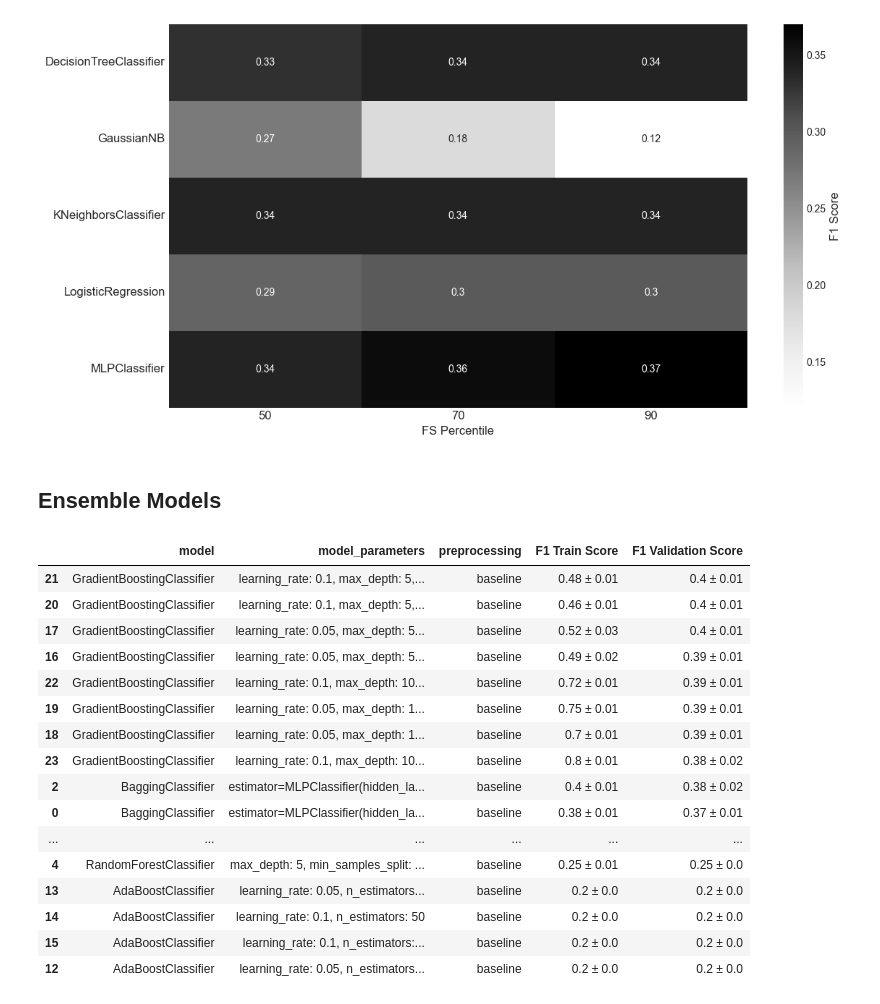
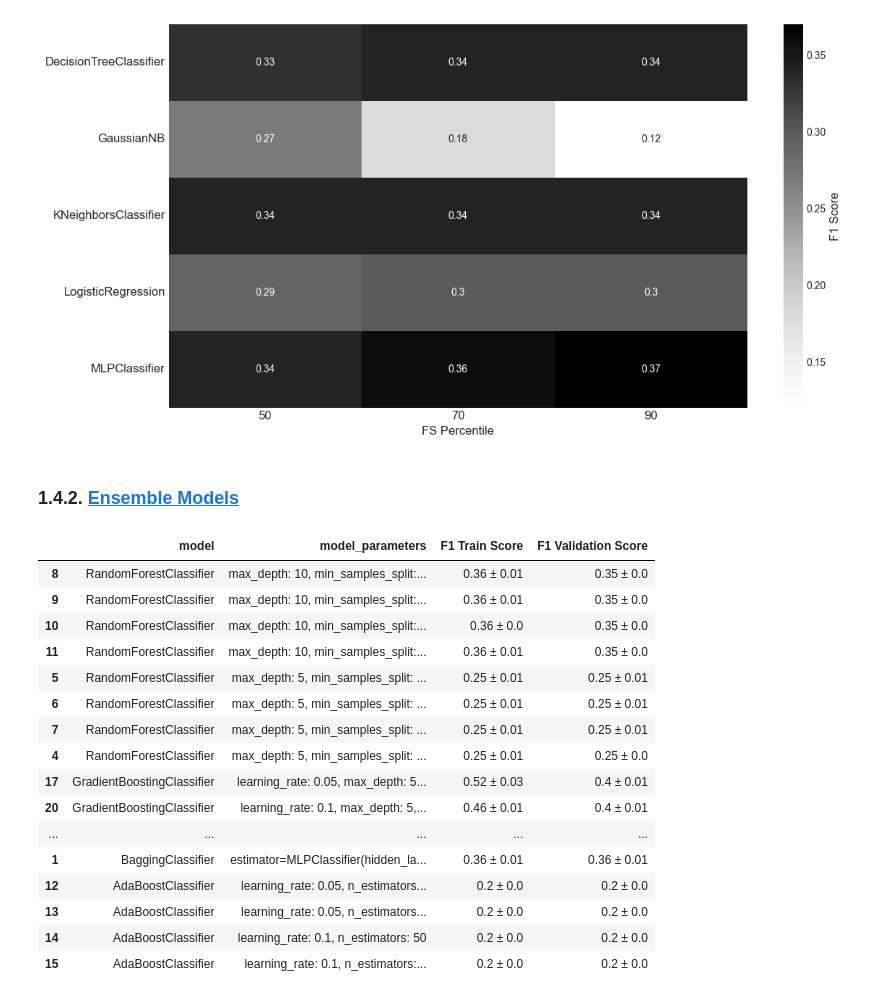
Before and after one commit to DiogoPF/Multiclass_Classification-WCB, a Jupyter notebook: Pipeline_diogo.ipynb, the cells around one changed output. Cells and saved outputs as stored; diff of their text form; code cells hidden in the pictures.

```diff
--- a/Pipeline_diogo.ipynb
+++ b/Pipeline_diogo.ipynb
@@ -1023,9 +1108,7 @@ class Binary_Feature_Engineering(BaseEstimator, TransformerMixin):
             "Assembly Date",
         ]
         for col in date_columns:
-            X[col] = pd.to_datetime(
-                X[col], errors="coerce"
-            )  # Convert to datetime, coercing invalid values to NaT
+            X[col] = pd.to_datetime(X[col], errors="coerce")
 
         # Missing Date Flags (Assembly Date is never missing)
         for col in ["Accident Date", "C-2 Date", "C-3 Date", "First Hearing Date"]:
@@ -1473,8 +1552,8 @@ plt.show()
 # )
 # %% [output]
 [figure]
-# %% [markdown]
-## Ensemble Models
+# %% [markdown]
+### 1.4.2. <a id='toc1_4_2_'></a>[Ensemble Models](#toc0_)
 # %%
 run = False
 
@@ -1562,7 +1641,11 @@ if run:
 else:
     ensemble_models_gs = load("./runs/ensemble.joblib")
 # %%
-ensemble_models_df = compare_models(ensemble_models_gs)
+ensemble_models_df = compare_models_df(ensemble_models_gs)
+
+
+# Beautify for table
+
 
 ensemble_models_df.loc[
     ensemble_models_df["model"] == "BaggingClassifier", "model_parameters"
@@ -1579,11 +1662,15 @@ ensemble_models_df.loc[
             else None
         )
     )
+
     .str.replace("\n", "", regex=False)
     .str.replace("))", " ")
+
     .str.replace("'", "")
     .str.replace("model__", "", regex=False)
 )
+
+
 
 ensemble_models_df.loc[
     ensemble_models_df["model"] == "BaggingClassifier", "model_parameters"
@@ -1593,50 +1680,63 @@ ensemble_models_df.loc[
     ]
     + ", n_estimators=10"
 )
+
+
 
 ensemble_models_df.loc[
     ensemble_models_df["model"] != "BaggingClassifier", "model_parameters"
 ] = (
     ensemble_models_df.loc[
         ensemble_models_df["model"] != "BaggingClassifier", "model_parameters"
     ]
     .apply(
         lambda text: (
             re.search(r"\)(.*)", str(text), re.DOTALL)
             .group(1)
             .strip()
             .lstrip(",")
+
             .rstrip("}")
             if re.search(r"\)(.*)", str(text), re.DOTALL)
             else None
         )
     )
+
     .str.replace("'", "", regex=False)
     .str.replace("model__", "", regex=False)
 )
 
+
+
+ensemble_models_df = ensemble_models_df.sort_values(
+    by=["model", "F1 Validation Score"], ascending=[False, False]
+)
+
+ensemble_models_df = ensemble_models_df.drop("preprocessing", axis=1)
 # ensemble_models_df.to_latex(
 #     "./figures/tables/src/ensembles.tex",
 #     float_format="%.2f",
 #     index=False,
 #     escape=True,
 # )
-ensemble_models_df.sort_values(by="F1 Validation Score", ascending=False)
+
+
+ensemble_models_df
 # %% [output]
-|  | model | model_parameters | preprocessing | F1 Train Score | F1 Validation Score |
-| 21 | GradientBoostingClassifier | learning_rate: 0.1, max_depth: 5,... | baseline | 0.48 ± 0.01 | 0.4 ± 0.01 |
-| 20 | GradientBoostingClassifier | learning_rate: 0.1, max_depth: 5,... | baseline | 0.46 ± 0.01 | 0.4 ± 0.01 |
-| 17 | GradientBoostingClassifier | learning_rate: 0.05, max_depth: 5... | baseline | 0.52 ± 0.03 | 0.4 ± 0.01 |
-| 16 | GradientBoostingClassifier | learning_rate: 0.05, max_depth: 5... | baseline | 0.49 ± 0.02 | 0.39 ± 0.01 |
-| 22 | GradientBoostingClassifier | learning_rate: 0.1, max_depth: 10... | baseline | 0.72 ± 0.01 | 0.39 ± 0.01 |
-| 19 | GradientBoostingClassifier | learning_rate: 0.05, max_depth: 1... | baseline | 0.75 ± 0.01 | 0.39 ± 0.01 |
-| 18 | GradientBoostingClassifier | learning_rate: 0.05, max_depth: 1... | baseline | 0.7 ± 0.01 | 0.39 ± 0.01 |
-| 23 | GradientBoostingClassifier | learning_rate: 0.1, max_depth: 10... | baseline | 0.8 ± 0.01 | 0.38 ± 0.02 |
-| 2 | BaggingClassifier | estimator=MLPClassifier(hidden_la... | baseline | 0.4 ± 0.01 | 0.38 ± 0.02 |
-| 0 | BaggingClassifier | estimator=MLPClassifier(hidden_la... | baseline | 0.38 ± 0.01 | 0.37 ± 0.01 |
-| ... | ... | ... | ... | ... | ... |
-| 4 | RandomForestClassifier | max_depth: 5, min_samples_split: ... | baseline | 0.25 ± 0.01 | 0.25 ± 0.0 |
-| 13 | AdaBoostClassifier | learning_rate: 0.05, n_estimators... | baseline | 0.2 ± 0.0 | 0.2 ± 0.0 |
-| 14 | AdaBoostClassifier | learning_rate: 0.1, n_estimators: 50 | baseline | 0.2 ± 0.0 | 0.2 ± 0.0 |
-| 15 | AdaBoostClassifier | learning_rate: 0.1, n_estimators:... | baseline | 0.2 ± 0.0 | 0.2 ± 0.0 |
-| 12 | AdaBoostClassifier | learning_rate: 0.05, n_estimators... | baseline | 0.2 ± 0.0 | 0.2 ± 0.0 |
+|  | model | model_parameters | F1 Train Score | F1 Validation Score |
+| 8 | RandomForestClassifier | max_depth: 10, min_samples_split:... | 0.36 ± 0.01 | 0.35 ± 0.0 |
+| 9 | RandomForestClassifier | max_depth: 10, min_samples_split:... | 0.36 ± 0.01 | 0.35 ± 0.0 |
+| 10 | RandomForestClassifier | max_depth: 10, min_samples_split:... | 0.36 ± 0.0 | 0.35 ± 0.0 |
+| 11 | RandomForestClassifier | max_depth: 10, min_samples_split:... | 0.36 ± 0.01 | 0.35 ± 0.0 |
+| 5 | RandomForestClassifier | max_depth: 5, min_samples_split: ... | 0.25 ± 0.01 | 0.25 ± 0.01 |
+| 6 | RandomForestClassifier | max_depth: 5, min_samples_split: ... | 0.25 ± 0.01 | 0.25 ± 0.01 |
+| 7 | RandomForestClassifier | max_depth: 5, min_samples_split: ... | 0.25 ± 0.01 | 0.25 ± 0.01 |
+| 4 | RandomForestClassifier | max_depth: 5, min_samples_split: ... | 0.25 ± 0.01 | 0.25 ± 0.0 |
+| 17 | GradientBoostingClassifier | learning_rate: 0.05, max_depth: 5... | 0.52 ± 0.03 | 0.4 ± 0.01 |
+| 20 | GradientBoostingClassifier | learning_rate: 0.1, max_depth: 5,... | 0.46 ± 0.01 | 0.4 ± 0.01 |
+| ... | ... | ... | ... | ... |
+| 1 | BaggingClassifier | estimator=MLPClassifier(hidden_la... | 0.36 ± 0.01 | 0.36 ± 0.01 |
+| 12 | AdaBoostClassifier | learning_rate: 0.05, n_estimators... | 0.2 ± 0.0 | 0.2 ± 0.0 |
+| 13 | AdaBoostClassifier | learning_rate: 0.05, n_estimators... | 0.2 ± 0.0 | 0.2 ± 0.0 |
+| 14 | AdaBoostClassifier | learning_rate: 0.1, n_estimators: 50 | 0.2 ± 0.0 | 0.2 ± 0.0 |
+| 15 | AdaBoostClassifier | learning_rate: 0.1, n_estimators:... | 0.2 ± 0.0 | 0.2 ± 0.0 |
```
Also changed, not shown: parts of 45 cells of this notebook, 10 other files.
